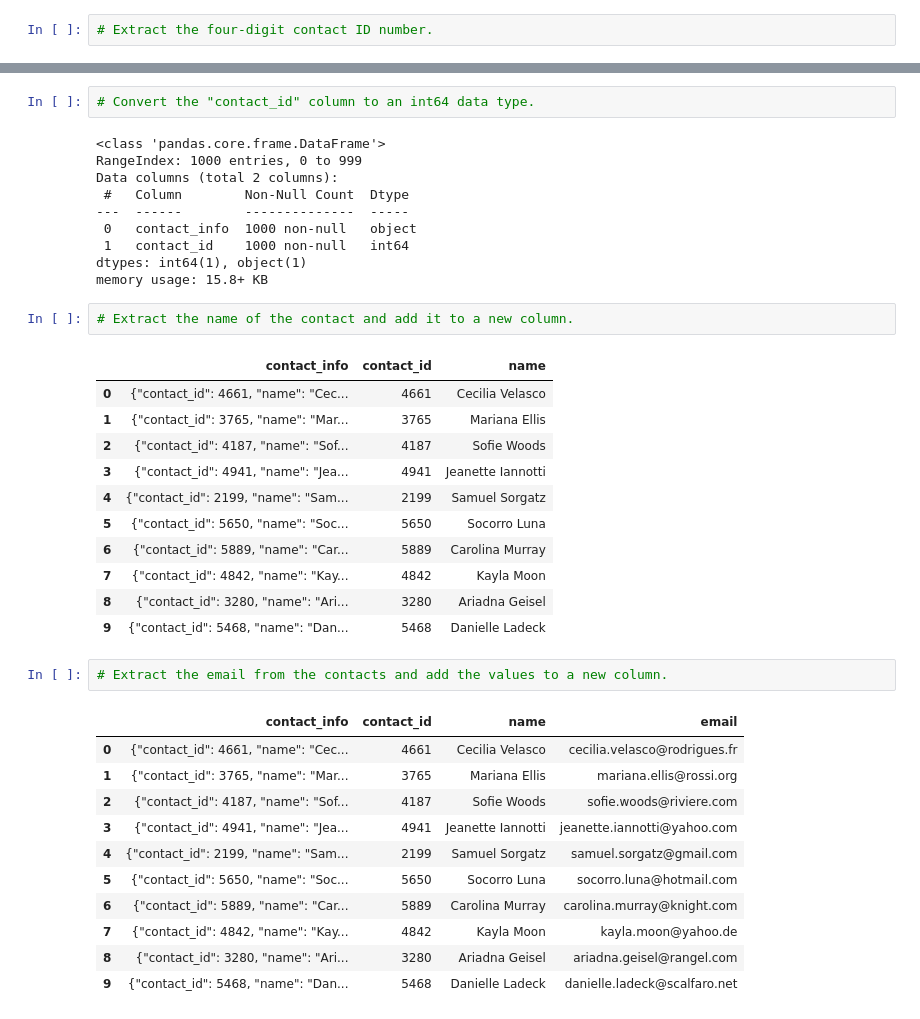
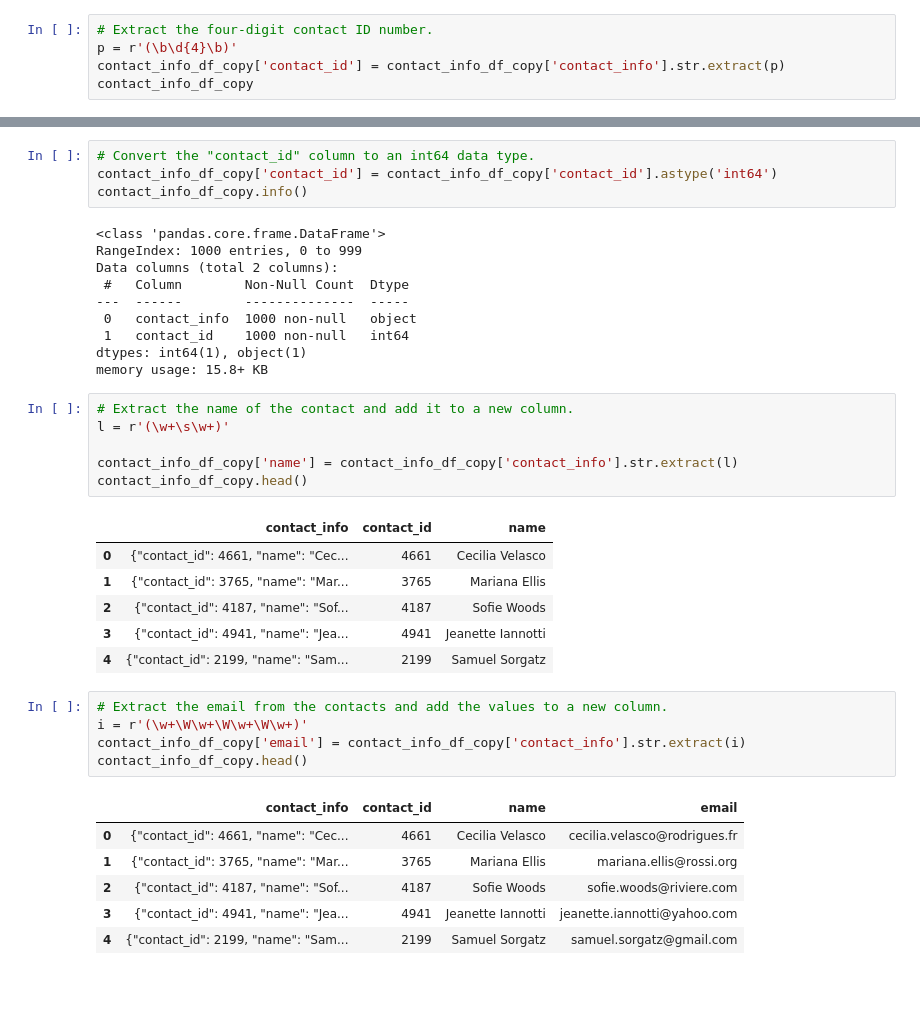
Before and after one commit to cindyd97/Crowdfunding_with_ETL, a Jupyter notebook: ETL_Mini_Project_CDuong_DCabrera.ipynb, the cells around one changed output, grey strips where cells are left out. Drawn from its saved outputs; the diff is of its cells as text; blank space fills up the shorter version.

```diff
--- a/ETL_Mini_Project_CDuong_DCabrera.ipynb
+++ b/ETL_Mini_Project_CDuong_DCabrera.ipynb
@@ -420,6 +420,9 @@ contact_info_df_copy.head()
 | 4 | {"contact_id": 2199, "name": "Sam... |
 # %%
 # Extract the four-digit contact ID number.
+p = r'(\b\d{4}\b)'
+contact_info_df_copy['contact_id'] = contact_info_df_copy['contact_info'].str.extract(p)
+contact_info_df_copy
 # %% [output]
 |  | contact_info | contact_id |
 | 0 | {"contact_id": 4661, "name": "Cec... | 4661 |
@@ -441,6 +452,8 @@ dtypes: object(2)
 memory usage: 15.8+ KB
 # %%
 # Convert the "contact_id" column to an int64 data type.
+contact_info_df_copy['contact_id'] = contact_info_df_copy['contact_id'].astype('int64')
+contact_info_df_copy.info()
 # %% [output]
 <class 'pandas.core.frame.DataFrame'>
 RangeIndex: 1000 entries, 0 to 999
@@ -453,6 +466,10 @@ dtypes: int64(1), object(1)
 memory usage: 15.8+ KB
 # %%
 # Extract the name of the contact and add it to a new column.
+l = r'(\w+\s\w+)'
+
+contact_info_df_copy['name'] = contact_info_df_copy['contact_info'].str.extract(l)
+contact_info_df_copy.head()
 # %% [output]
 |  | contact_info | contact_id | name |
 | 0 | {"contact_id": 4661, "name": "Cec... | 4661 | Cecilia Velasco |
@@ -460,24 +477,17 @@ memory usage: 15.8+ KB
 | 2 | {"contact_id": 4187, "name": "Sof... | 4187 | Sofie Woods |
 | 3 | {"contact_id": 4941, "name": "Jea... | 4941 | Jeanette Iannotti |
 | 4 | {"contact_id": 2199, "name": "Sam... | 2199 | Samuel Sorgatz |
-| 5 | {"contact_id": 5650, "name": "Soc... | 5650 | Socorro Luna |
-| 6 | {"contact_id": 5889, "name": "Car... | 5889 | Carolina Murray |
-| 7 | {"contact_id": 4842, "name": "Kay... | 4842 | Kayla Moon |
-| 8 | {"contact_id": 3280, "name": "Ari... | 3280 | Ariadna Geisel |
-| 9 | {"contact_id": 5468, "name": "Dan... | 5468 | Danielle Ladeck |
 # %%
 # Extract the email from the contacts and add the values to a new column.
+i = r'(\w+\W\w+\W\w+\W\w+)'
+contact_info_df_copy['email'] = contact_info_df_copy['contact_info'].str.extract(i)
+contact_info_df_copy.head()
 # %% [output]
 |  | contact_info | contact_id | name | email |
 | 0 | {"contact_id": 4661, "name": "Cec... | 4661 | Cecilia Velasco | cecilia.velasco@rodrigues.fr |
 | 1 | {"contact_id": 3765, "name": "Mar... | 3765 | Mariana Ellis | mariana.ellis@rossi.org |
 | 2 | {"contact_id": 4187, "name": "Sof... | 4187 | Sofie Woods | sofie.woods@riviere.com |
 | 3 | {"contact_id": 4941, "name": "Jea... | 4941 | Jeanette Iannotti | jeanette.iannotti@yahoo.com |
 | 4 | {"contact_id": 2199, "name": "Sam... | 2199 | Samuel Sorgatz | samuel.sorgatz@gmail.com |
-| 5 | {"contact_id": 5650, "name": "Soc... | 5650 | Socorro Luna | socorro.luna@hotmail.com |
-| 6 | {"contact_id": 5889, "name": "Car... | 5889 | Carolina Murray | carolina.murray@knight.com |
-| 7 | {"contact_id": 4842, "name": "Kay... | 4842 | Kayla Moon | kayla.moon@yahoo.de |
-| 8 | {"contact_id": 3280, "name": "Ari... | 3280 | Ariadna Geisel | ariadna.geisel@rangel.com |
-| 9 | {"contact_id": 5468, "name": "Dan... | 5468 | Danielle Ladeck | danielle.ladeck@scalfaro.net |
 # %%
 # Create a copy of the contact_info_df with the 'contact_id', 'name', 'email' columns.
```
Also changed, not shown: parts of 9 cells of this notebook, 2 other files.
